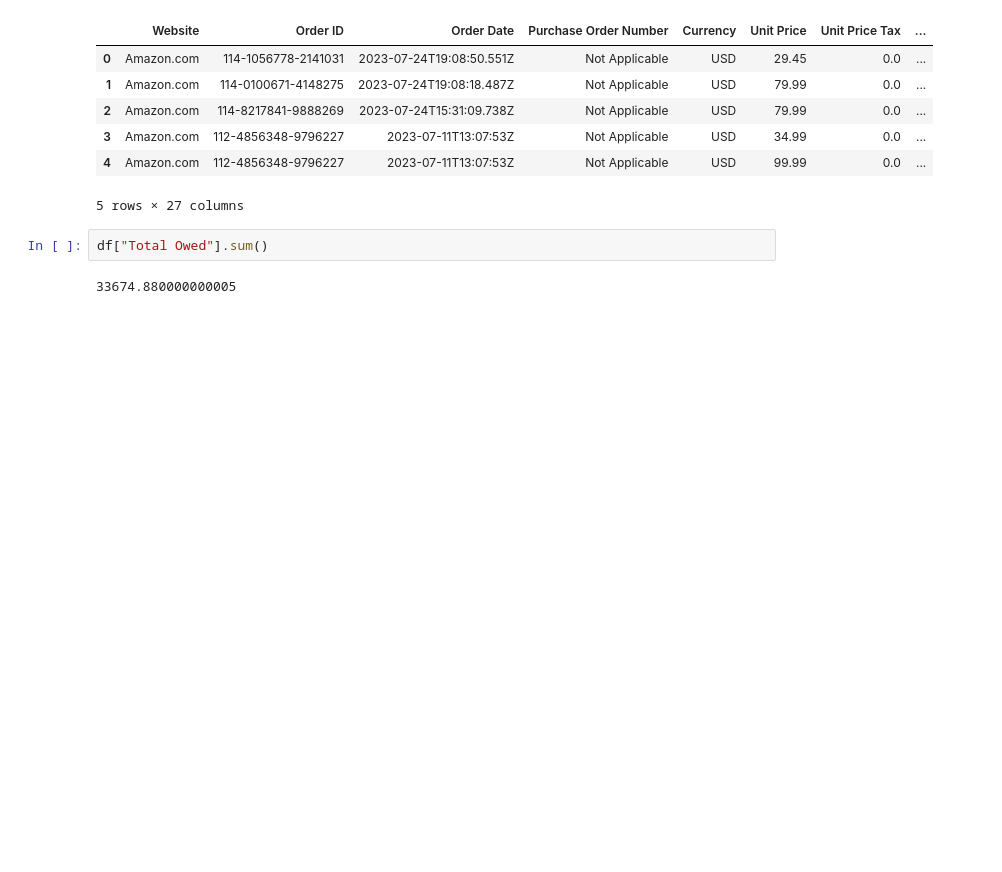
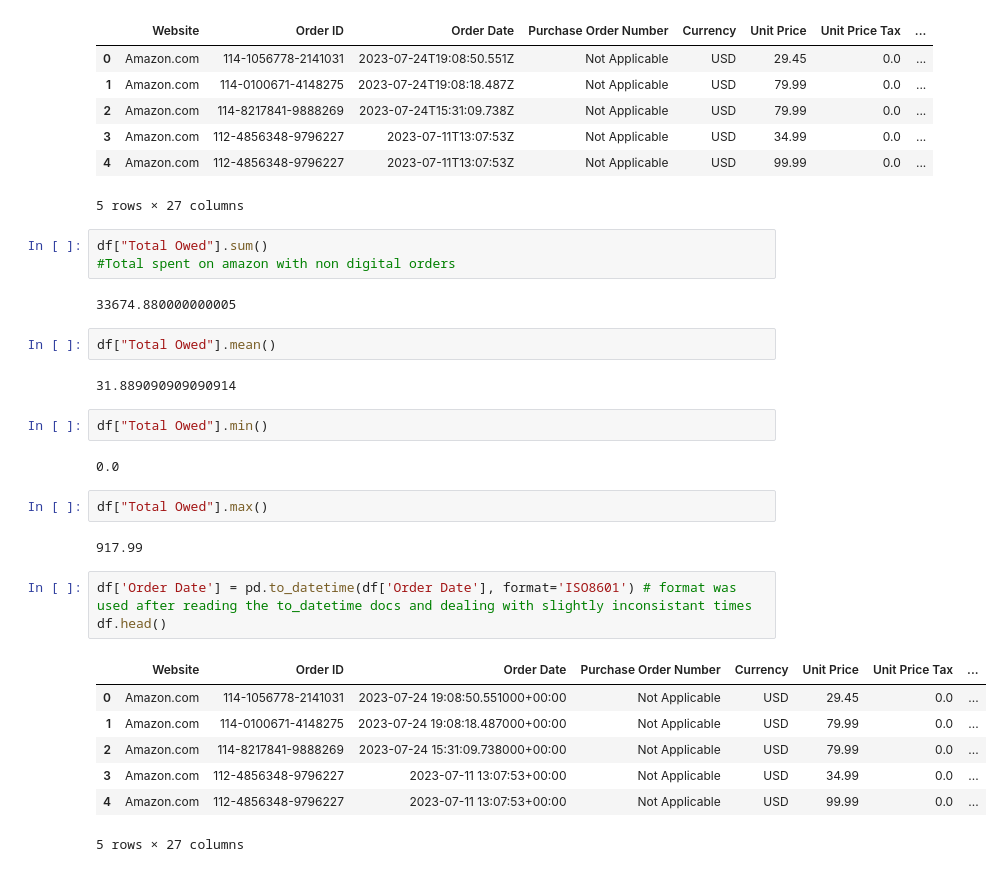
Before and after one commit to dzauski585/Amazon_Data, a Jupyter notebook: eda_amazon orders.ipynb, the cells around one changed output. Drawn from its saved outputs; the diff is of its cells as text; blank space fills up the shorter version.

```diff
--- a/eda_amazon orders.ipynb
+++ b/eda_amazon orders.ipynb
@@ -25,7 +47,31 @@ df.head()
 | 3 | Amazon.com | 112-4856348-9796227 | 2023-07-11T13:07:53Z | Not Applicable | USD | 34.99 | 0.0 | ... |
 | 4 | Amazon.com | 112-4856348-9796227 | 2023-07-11T13:07:53Z | Not Applicable | USD | 99.99 | 0.0 | ... |
 5 rows × 27 columns
+# %%
+df["Total Owed"].sum()
+#Total spent on amazon with non digital orders
+# %% [output]
+33674.880000000005
 # %%
-df["Total Owed"].sum()
+df["Total Owed"].mean()
 # %% [output]
-33674.880000000005
+31.889090909090914
+# %%
+df["Total Owed"].min()
+# %% [output]
+0.0
+# %%
+df["Total Owed"].max()
+# %% [output]
+917.99
+# %%
+df['Order Date'] = pd.to_datetime(df['Order Date'], format='ISO8601') # format was used after reading the to_datetime docs and dealing with slightly inconsistant times
+df.head()
+# %% [output]
+|  | Website | Order ID | Order Date | Purchase Order Number | Currency | Unit Price | Unit Price Tax | ... |
+| 0 | Amazon.com | 114-1056778-2141031 | 2023-07-24 19:08:50.551000+00:00 | Not Applicable | USD | 29.45 | 0.0 | ... |
+| 1 | Amazon.com | 114-0100671-4148275 | 2023-07-24 19:08:18.487000+00:00 | Not Applicable | USD | 79.99 | 0.0 | ... |
+| 2 | Amazon.com | 114-8217841-9888269 | 2023-07-24 15:31:09.738000+00:00 | Not Applicable | USD | 79.99 | 0.0 | ... |
+| 3 | Amazon.com | 112-4856348-9796227 | 2023-07-11 13:07:53+00:00 | Not Applicable | USD | 34.99 | 0.0 | ... |
+| 4 | Amazon.com | 112-4856348-9796227 | 2023-07-11 13:07:53+00:00 | Not Applicable | USD | 99.99 | 0.0 | ... |
+5 rows × 27 columns
```
Also changed, not shown: parts of 6 cells of this notebook, 5 other files.
